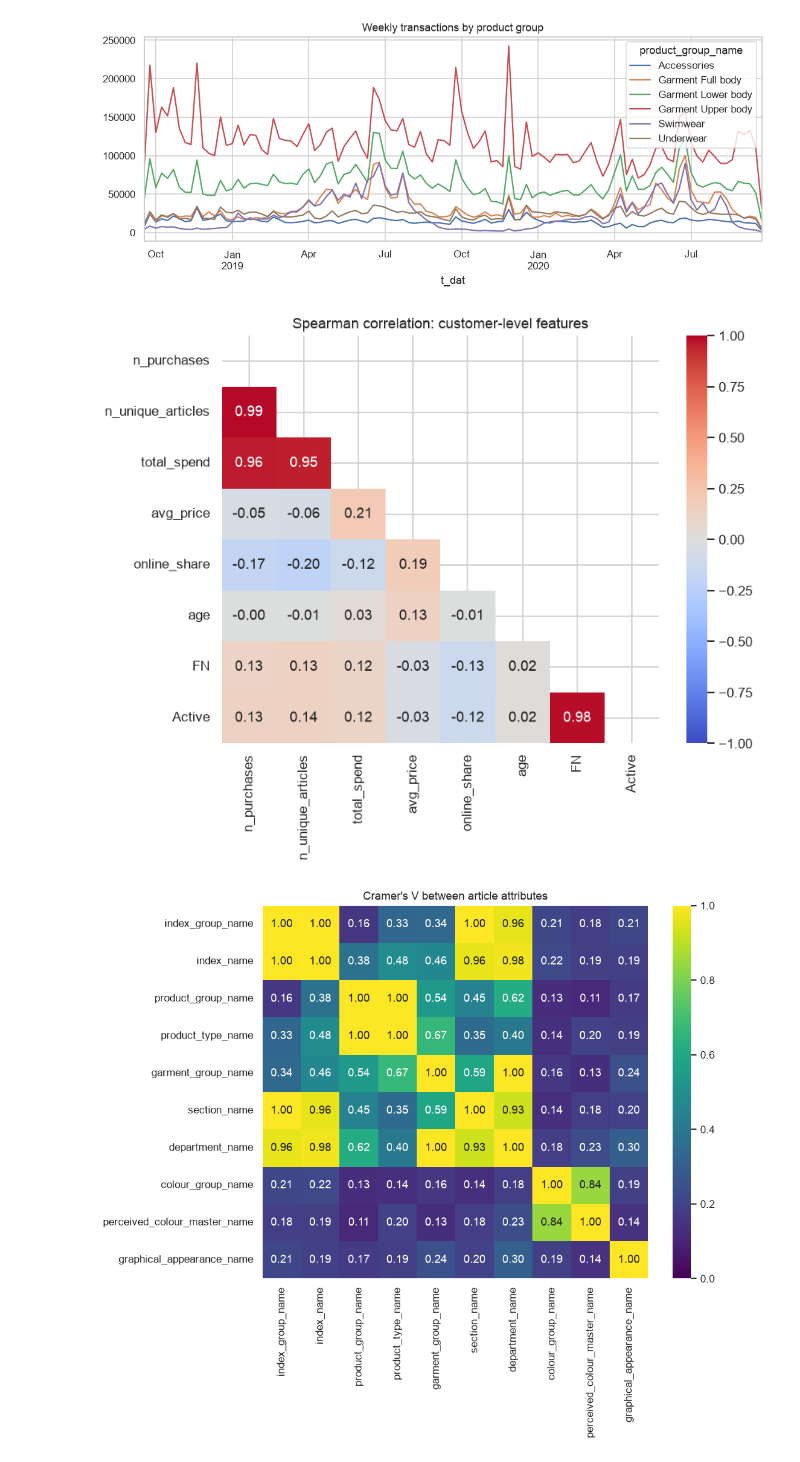
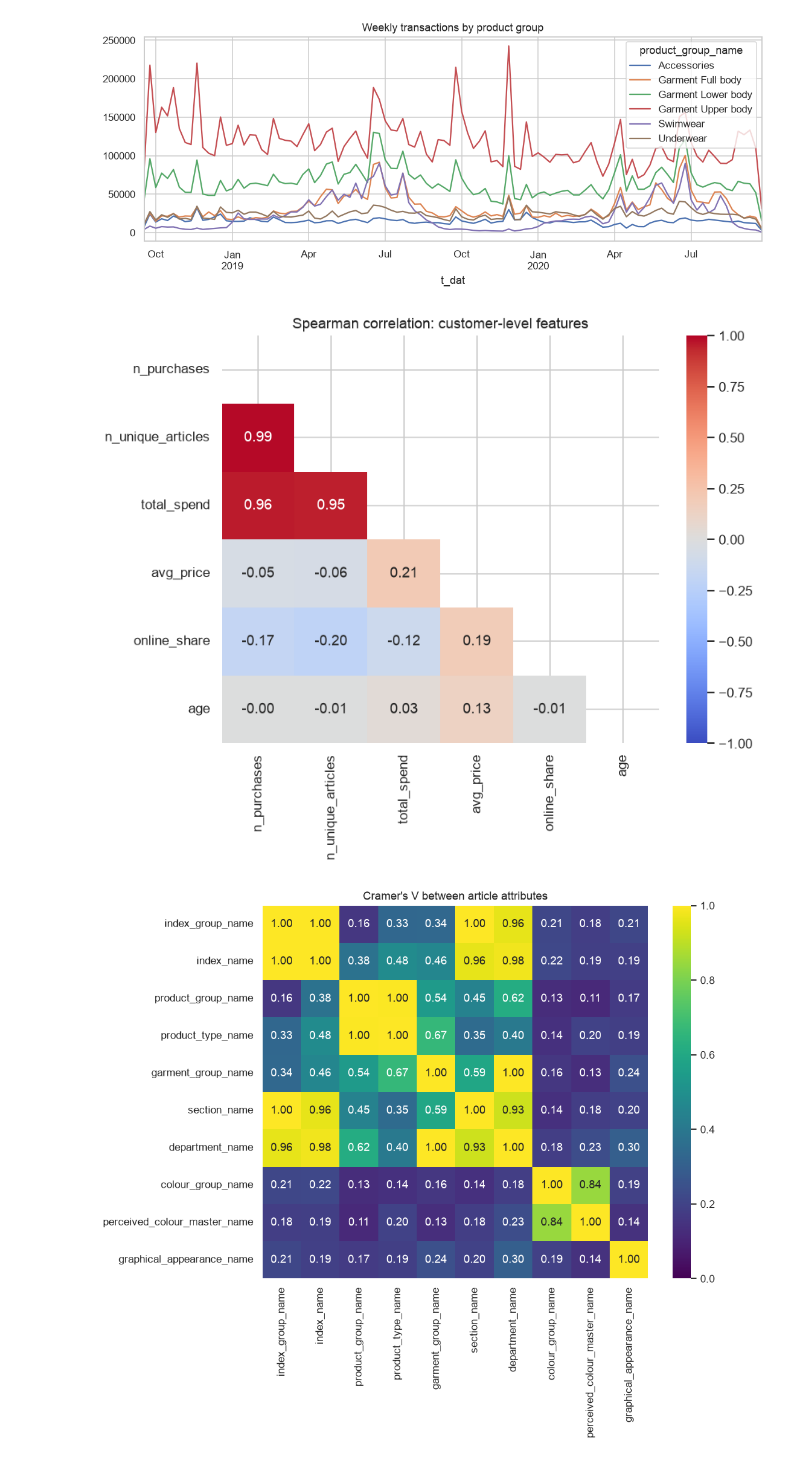
Before and after one commit to chungite/455-group-project-, a Jupyter notebook: hm_eda.ipynb, the cells around one changed output. Drawn from its saved outputs; the diff is of its cells as text; code cells hidden in the pictures.

```diff
--- a/hm_eda.ipynb
+++ b/hm_eda.ipynb
@@ -336,22 +299,22 @@ del top
 # %% [output]
 [figure]
 # %%
-# 6c. Numeric correlation heatmap at the CUSTOMER level (Spearman: data is heavily skewed)
+# Numeric correlation heatmap at the CUSTOMER level (Spearman: data is heavily skewed)
 tx["is_online"] = (tx["sales_channel_id"] == 2).astype("int8")
 agg = tx.groupby("customer_id", observed=True).agg(
     n_purchases=("article_id", "size"),
     n_unique_articles=("article_id", "nunique"),
     total_spend=("price", "sum"),
     avg_price=("price", "mean"),
     online_share=("is_online", "mean"),
 )
-agg = agg.join(customers.set_index("customer_id")[["age", "FN", "Active"]].fillna({"FN": 0, "Active": 0}))
+agg = agg.join(customers.set_index("customer_id")[["age"]])
 
 corr = agg.corr(method="spearman")
 mask = np.triu(np.ones_like(corr, dtype=bool))
 plt.figure(figsize=(8, 6))
 sns.heatmap(corr, mask=mask, annot=True, fmt=".2f", cmap="coolwarm", center=0, vmin=-1, vmax=1)
 plt.title("Spearman correlation: customer-level features"); plt.show()
 # %% [output]
-[figure, old version]
+[figure, new version]
 # %%
```
Also changed, not shown: parts of 10 cells of this notebook.
